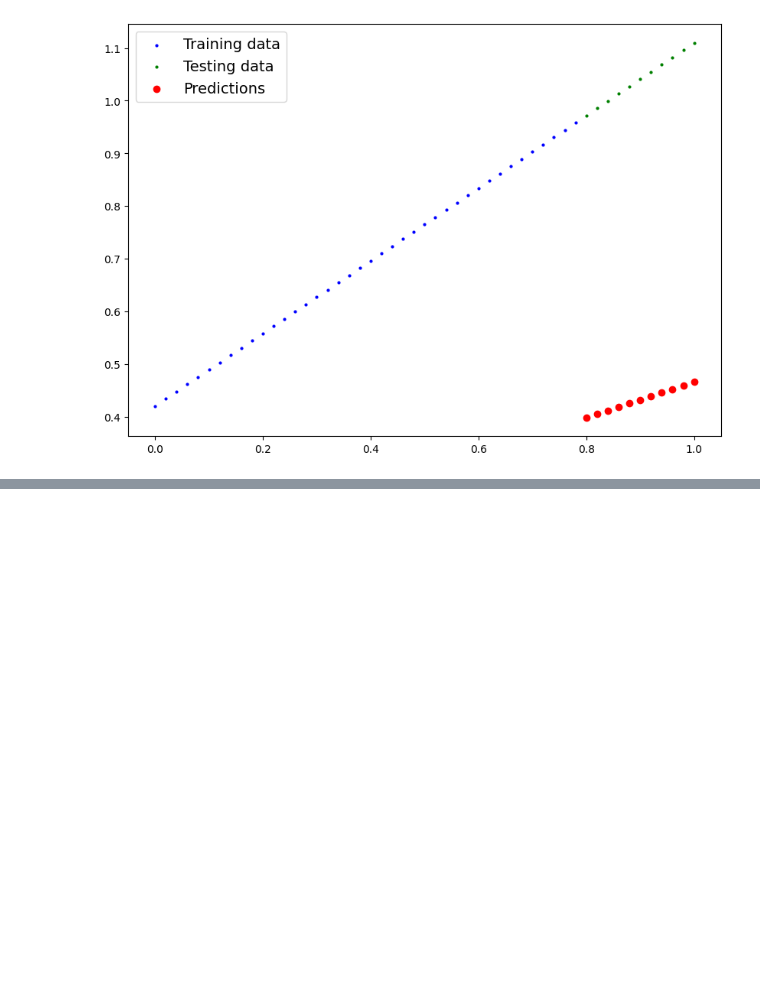
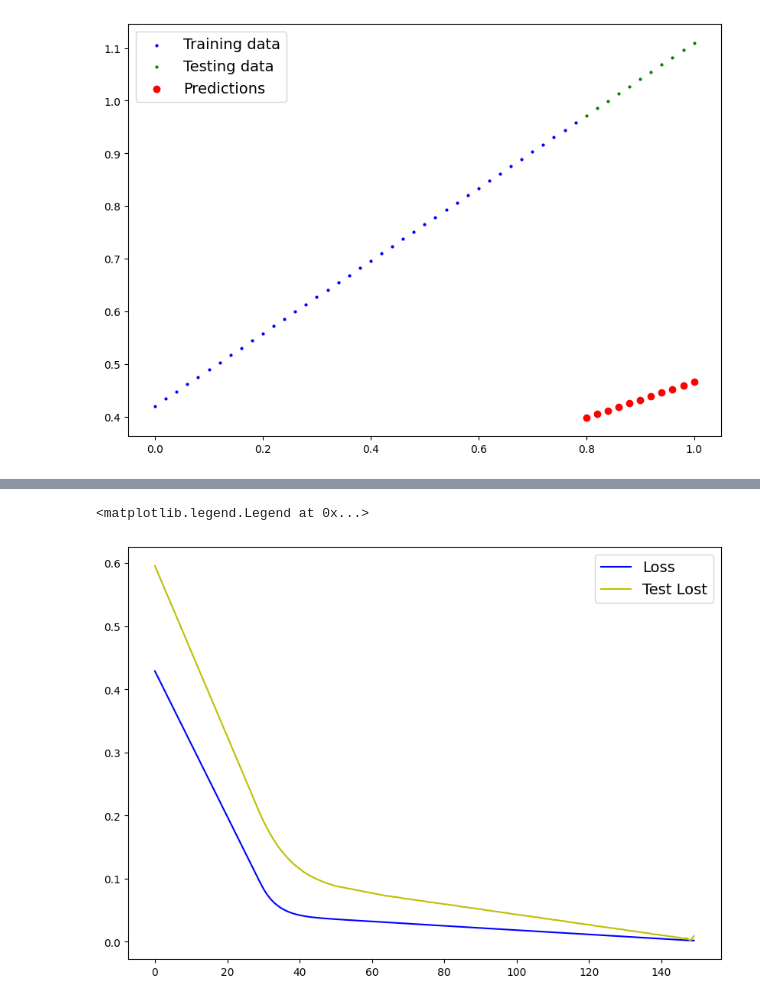
Before and after one commit to shellrider-games/learnpytorch, a Jupyter notebook: workflow/notebooks/workflow.ipynb, the cells around one changed output, grey strips where cells are left out. Cells and saved outputs as stored; diff of their text form; code cells hidden in the pictures; blank space fills up the shorter version.

```diff
--- a/workflow/notebooks/workflow.ipynb
+++ b/workflow/notebooks/workflow.ipynb
@@ -125,3 +127,12 @@ with torch.inference_mode():
 plot_prediction(X_train, y_train, X_test, y_test, y_preds)
 # %% [output]
 [figure]
+# %%
+# Setup loss function
+loss_fn = nn.L1Loss()
+# %%
+# Setup optimizer
+optimizer = torch.optim.SGD(
+    params = model_0.parameters(),
+    lr = 0.01
+)
@@ -127,0 +150,22 @@ plot_prediction(X_train, y_train, X_test, y_test, y_preds)
+# %%
+torch.manual_seed(42)
+
+epochs = 150
+losses = np.empty(epochs)
+test_losses = np.empty(epochs)
+
+for epoch in range(epochs):
+    model_0.train() # Sets all parameters that require gradients to require gradients
+    y_pred = model_0(X_train)
+    loss = loss_fn(y_pred, y_train)
+    losses[epoch] = loss
+    optimizer.zero_grad()
+    loss.backward()
+    optimizer.step()
+    model_0.eval()
+    with torch.inference_mode():
+        test_pred = model_0(X_test)
+        test_loss = loss_fn(test_pred, y_test)
+        test_losses[epoch] = test_loss
+    if epoch % 10 == 0 or epoch == epochs-1:
+        print(f"Epoch: {epoch} | Loss: {loss} | Test loss: {test_loss}")
@@ -127,0 +189,8 @@ plot_prediction(X_train, y_train, X_test, y_test, y_preds)
+# %%
+plt.figure(figsize=(10,7))
+plt.plot(np.arange(len(losses)), losses, c="b", label="Loss")
+plt.plot(np.arange(len(test_losses)), test_losses, c="y", label="Test Lost")
+plt.legend(prop={"size" : 14})
+# %% [output]
+<matplotlib.legend.Legend at 0x...>
+[figure, added]
```
Also changed, not shown: parts of 11 cells of this notebook, 2 other files.
